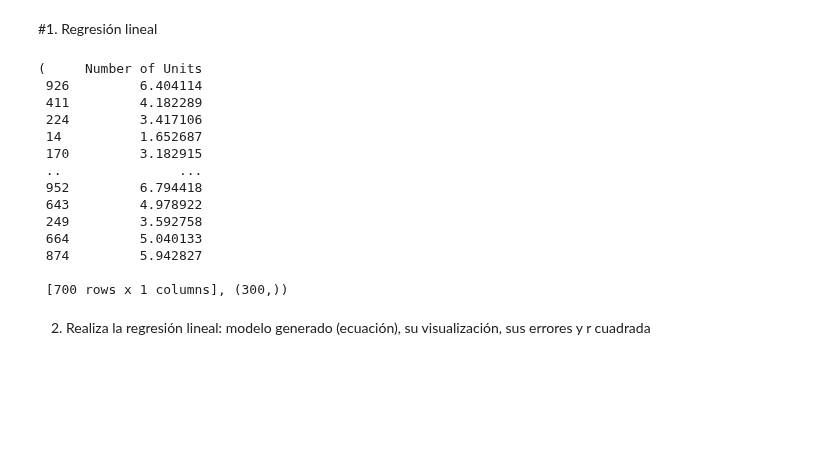
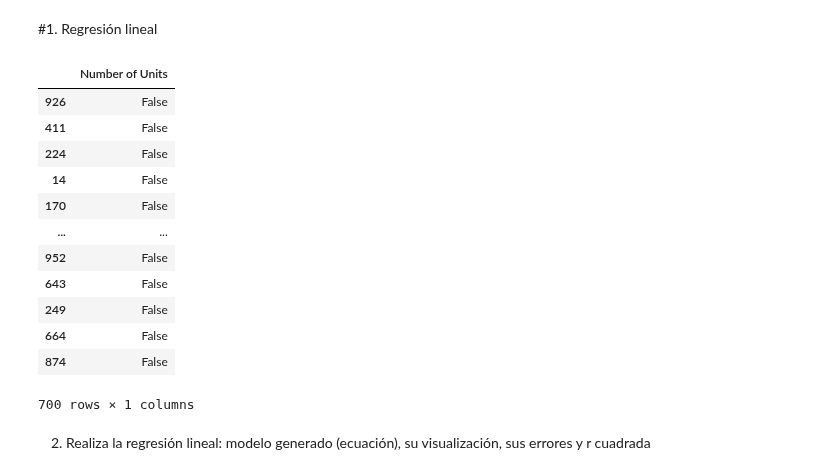
Before and after one commit to PosgradoMNA/actividades-de-aprendizaje-A01793918_HelmyMoreno, a Jupyter notebook: Actividad_7_Regresion_lineal_polinomial.ipynb, the cells around one changed output. Saved outputs shown, nothing was run; the diff lists cells and outputs as text; code cells hidden in the pictures; blank space fills up the shorter version.

```diff
--- a/Actividad_7_Regresion_lineal_polinomial.ipynb
+++ b/Actividad_7_Regresion_lineal_polinomial.ipynb
@@ -314,23 +314,22 @@ random_state_RL = 3
 X_train, X_test, y_train, y_test = train_test_split(X, y, train_size = 0.7, random_state = random_state_RL)
 list_mae = []
 list_r2 = []
-# %%
-X_train, y_test.shape
-# %% [output]
-(     Number of Units
- 926         6.404114
- 411         4.182289
- 224         3.417106
- 14          1.652687
- 170         3.182915
- ..               ...
- 952         6.794418
- 643         4.978922
- 249         3.592758
- 664         5.040133
- 874         5.942827
-
- [700 rows x 1 columns], (300,))
+# %%
+X_train.isnull()
+# %% [output]
+|  | Number of Units |
+| 926 | False |
+| 411 | False |
+| 224 | False |
+| 14 | False |
+| 170 | False |
+| ... | ... |
+| 952 | False |
+| 643 | False |
+| 249 | False |
+| 664 | False |
+| 874 | False |
+700 rows × 1 columns
 # %% [markdown]
 2. Realiza la regresión lineal: modelo generado (ecuación), su visualización, sus errores y r cuadrada
 # %%
```
Also changed, not shown: parts of 39 cells of this notebook.
